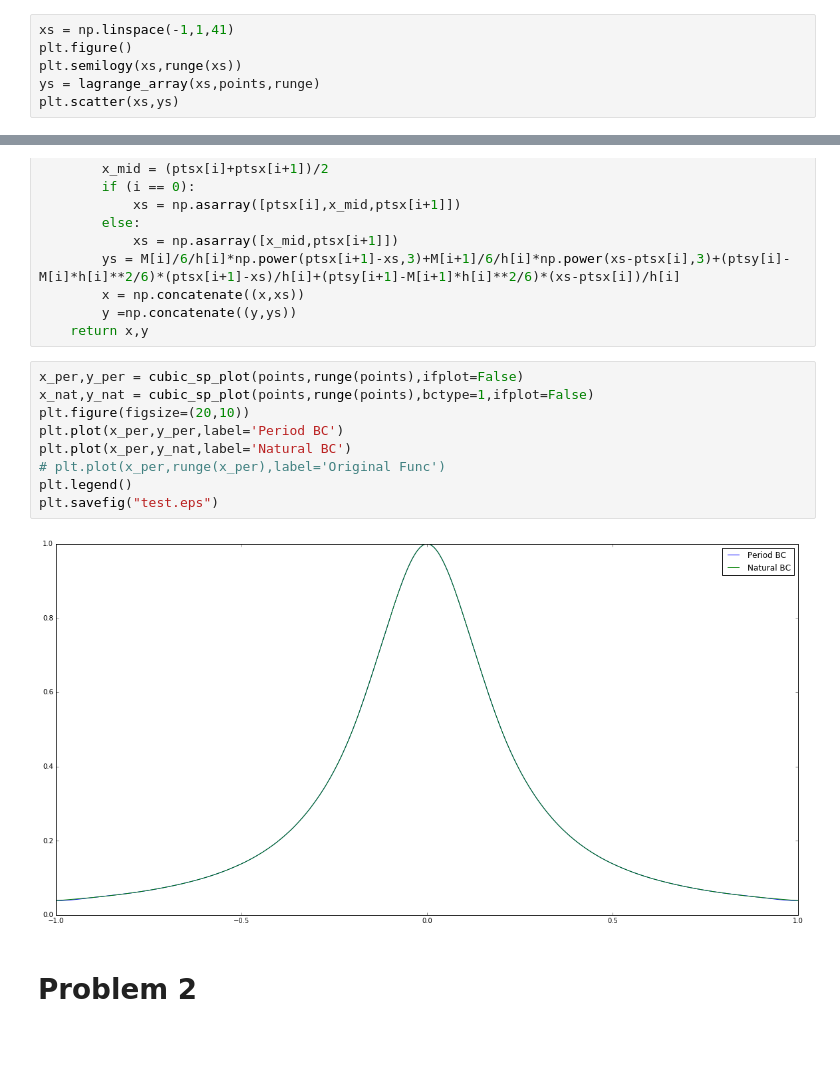
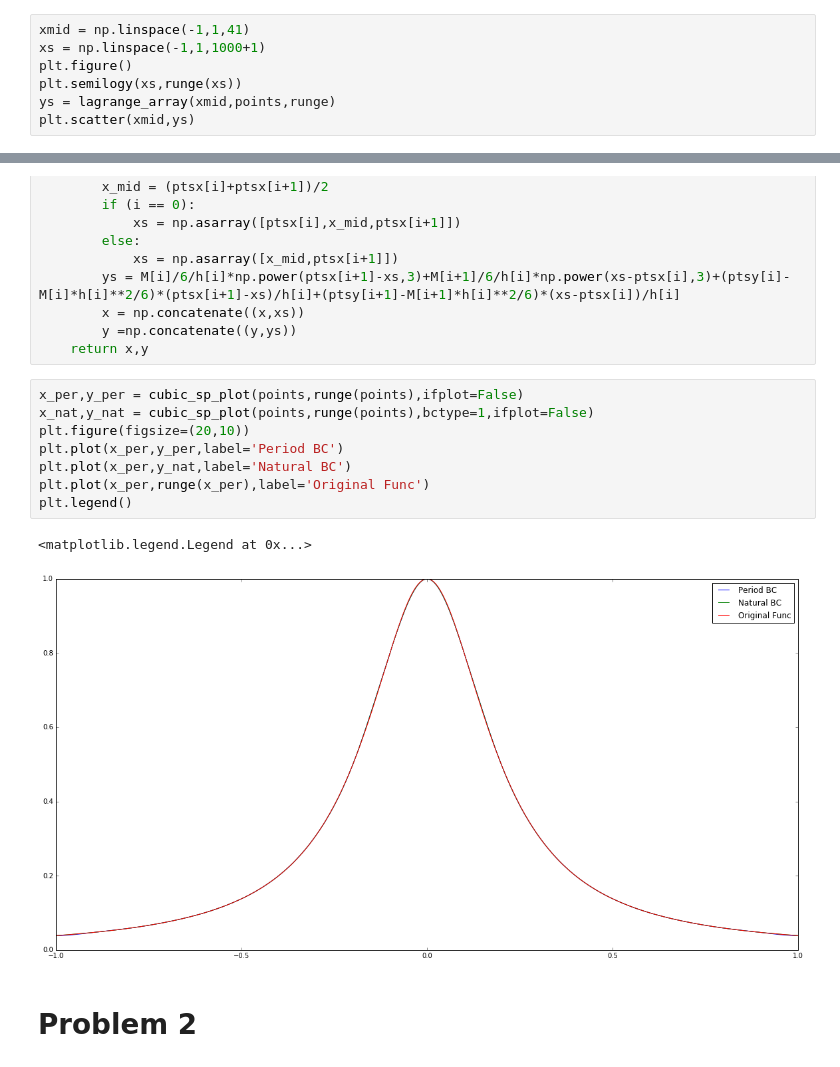
Before and after one commit to DickyChant/Compphy_2, a Jupyter notebook: hw2.ipynb, the cells around one changed output, grey strips where cells are left out. Cells and saved outputs as stored; diff of their text form.

```diff
--- a/hw2.ipynb
+++ b/hw2.ipynb
@@ -31,11 +31,12 @@ def lagrange_array(x,pts,func):
     output = [lagrange(i,pts,func) for i in x]
     return np.asarray(output)
 # %%
-xs = np.linspace(-1,1,41)
+xmid = np.linspace(-1,1,41)
+xs = np.linspace(-1,1,1000+1)
 plt.figure()
 plt.semilogy(xs,runge(xs))
-ys = lagrange_array(xs,points,runge)
-plt.scatter(xs,ys)
+ys = lagrange_array(xmid,points,runge)
+plt.scatter(xmid,ys)
 # %% [output]
 <matplotlib.collections.PathCollection at 0x...>
 [figure]
@@ -159,14 +160,14 @@ def cubic_sp_points(ptsx,ptsy,bctype=0):
 # %%
 x_per,y_per = cubic_sp_plot(points,runge(points),ifplot=False)
 x_nat,y_nat = cubic_sp_plot(points,runge(points),bctype=1,ifplot=False)
 plt.figure(figsize=(20,10))
 plt.plot(x_per,y_per,label='Period BC')
 plt.plot(x_per,y_nat,label='Natural BC')
-# plt.plot(x_per,runge(x_per),label='Original Func')
+plt.plot(x_per,runge(x_per),label='Original Func')
 plt.legend()
-plt.savefig("test.eps")
 # %% [output]
+<matplotlib.legend.Legend at 0x...>
-[figure, old version]
+[figure, new version]
 # %% [markdown]
 # Problem 2
 # %% [markdown]
```
Also changed, not shown: parts of 3 cells of this notebook, 1 other file.
